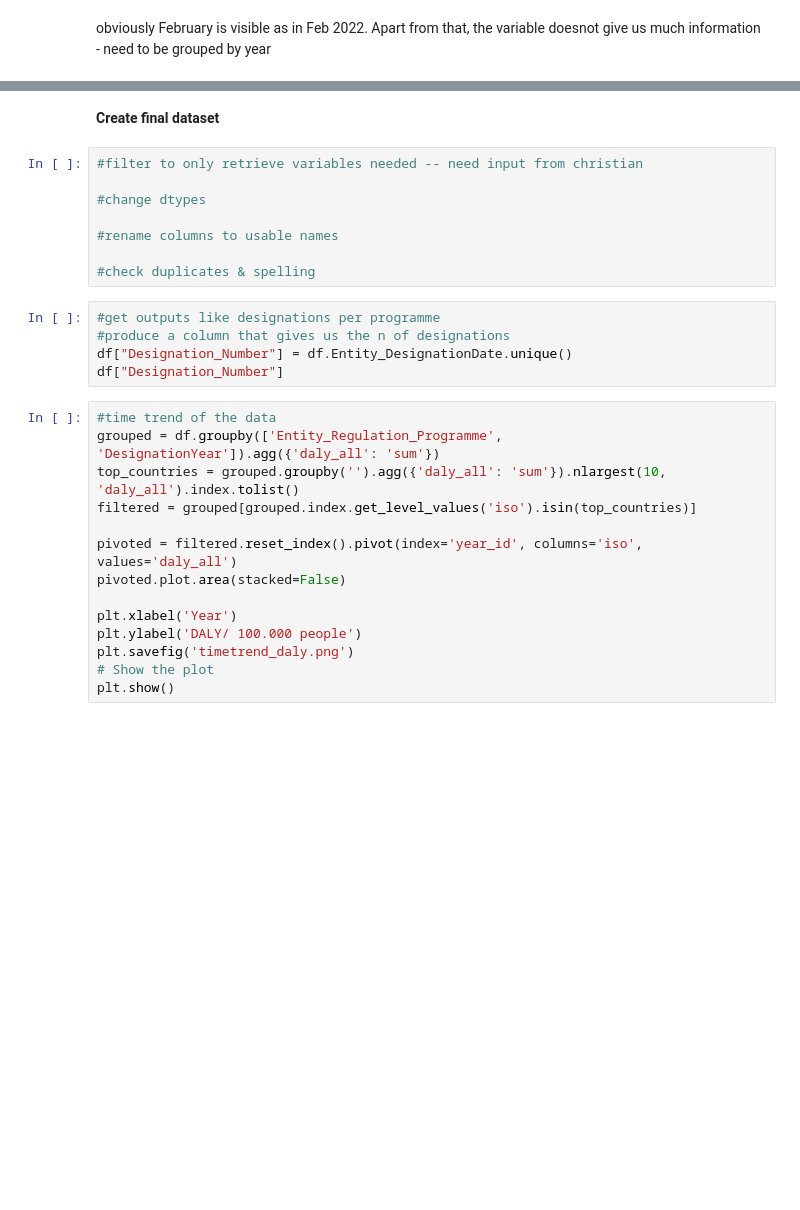
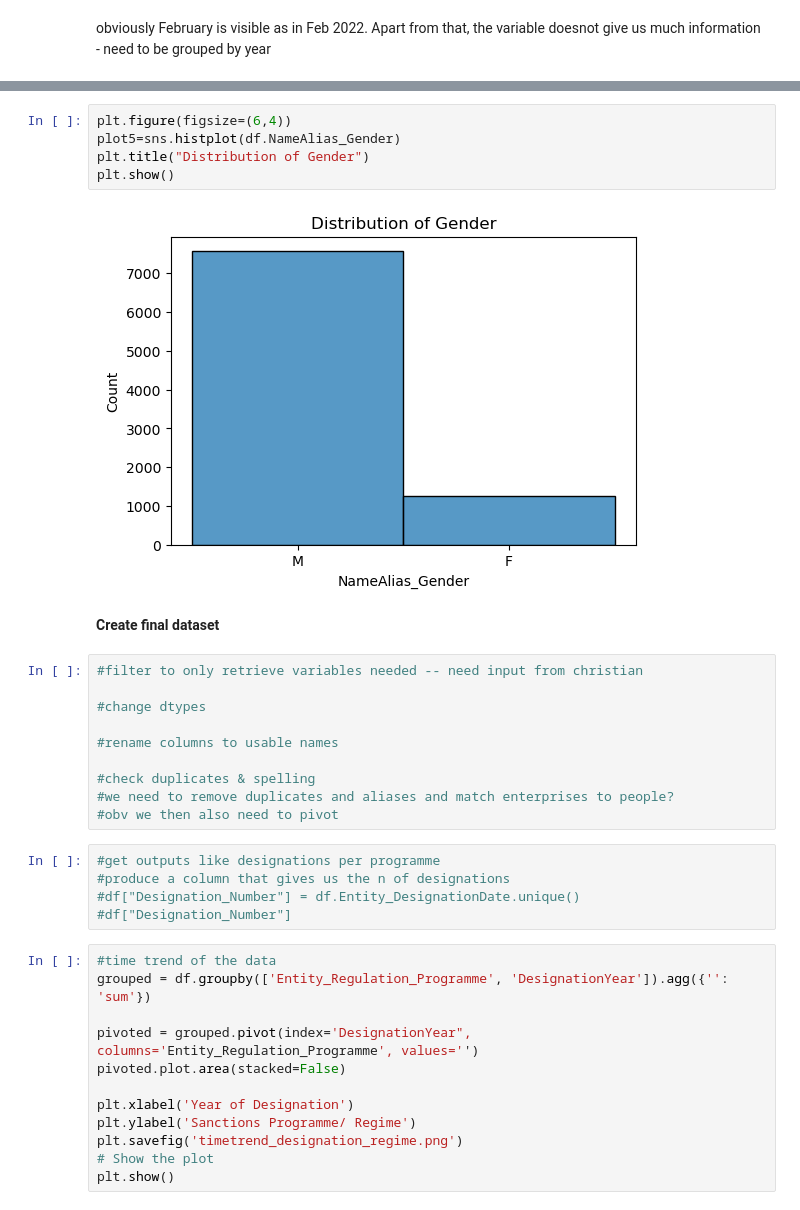
Before and after one commit to NatStrom/INSA, a Jupyter notebook: EU/EU_Sanctions.ipynb, the cells around one changed output, grey strips where cells are left out. Cells and saved outputs as stored; diff of their text form; blank space fills up the shorter version.

```diff
--- a/EU/EU_Sanctions.ipynb
+++ b/EU/EU_Sanctions.ipynb
@@ -446,3 +453,10 @@ plt.show()
+# %%
+plt.figure(figsize=(6,4))
+plot5=sns.histplot(df.NameAlias_Gender)
+plt.title("Distribution of Gender")
+plt.show()
+# %% [output]
+[figure, added]
 # %% [markdown]
 **Create final dataset**
 # %%
@@ -453,22 +467,22 @@ plt.show()
 #rename columns to usable names
 
 #check duplicates & spelling
+#we need to remove duplicates and aliases and match enterprises to people?
+#obv we then also need to pivot
 # %%
 #get outputs like designations per programme
 #produce a column that gives us the n of designations
-df["Designation_Number"] = df.Entity_DesignationDate.unique()
-df["Designation_Number"]
+#df["Designation_Number"] = df.Entity_DesignationDate.unique()
+#df["Designation_Number"]
 # %%
 #time trend of the data
-grouped = df.groupby(['Entity_Regulation_Programme', 'DesignationYear']).agg({'daly_all': 'sum'})
-top_countries = grouped.groupby('').agg({'daly_all': 'sum'}).nlargest(10, 'daly_all').index.tolist()
-filtered = grouped[grouped.index.get_level_values('iso').isin(top_countries)]
+grouped = df.groupby(['Entity_Regulation_Programme', 'DesignationYear']).agg({'': 'sum'})
 
-pivoted = filtered.reset_index().pivot(index='year_id', columns='iso', values='daly_all')
+pivoted = grouped.pivot(index='DesignationYear", columns='Entity_Regulation_Programme', values='')
 pivoted.plot.area(stacked=False)
 
-plt.xlabel('Year')
-plt.ylabel('DALY/ 100.000 people')
-plt.savefig('timetrend_daly.png')
+plt.xlabel('Year of Designation')
+plt.ylabel('Sanctions Programme/ Regime')
+plt.savefig('timetrend_designation_regime.png')
 # Show the plot
 plt.show()
```
Also changed, not shown: parts of 9 cells of this notebook, 7 other files.
